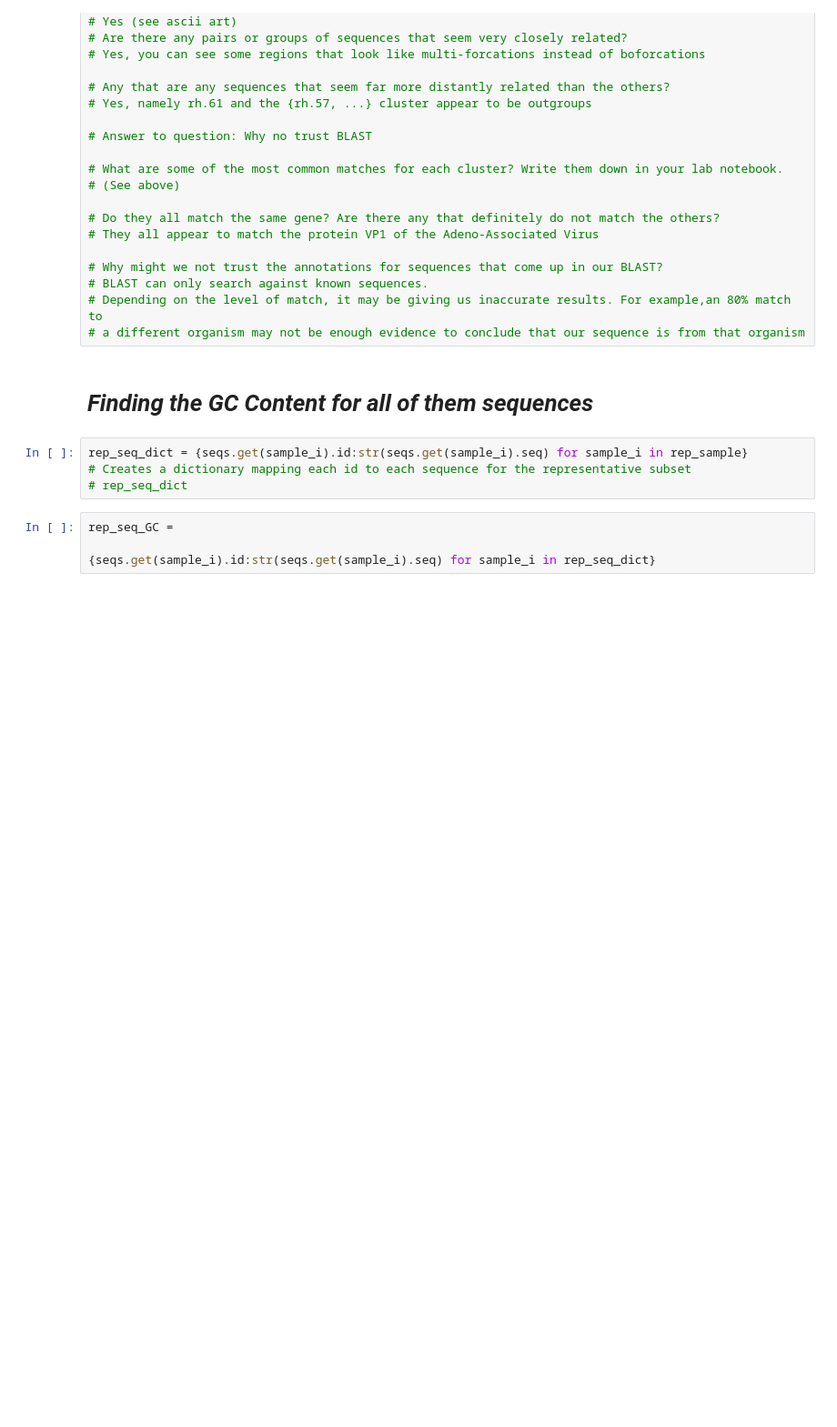
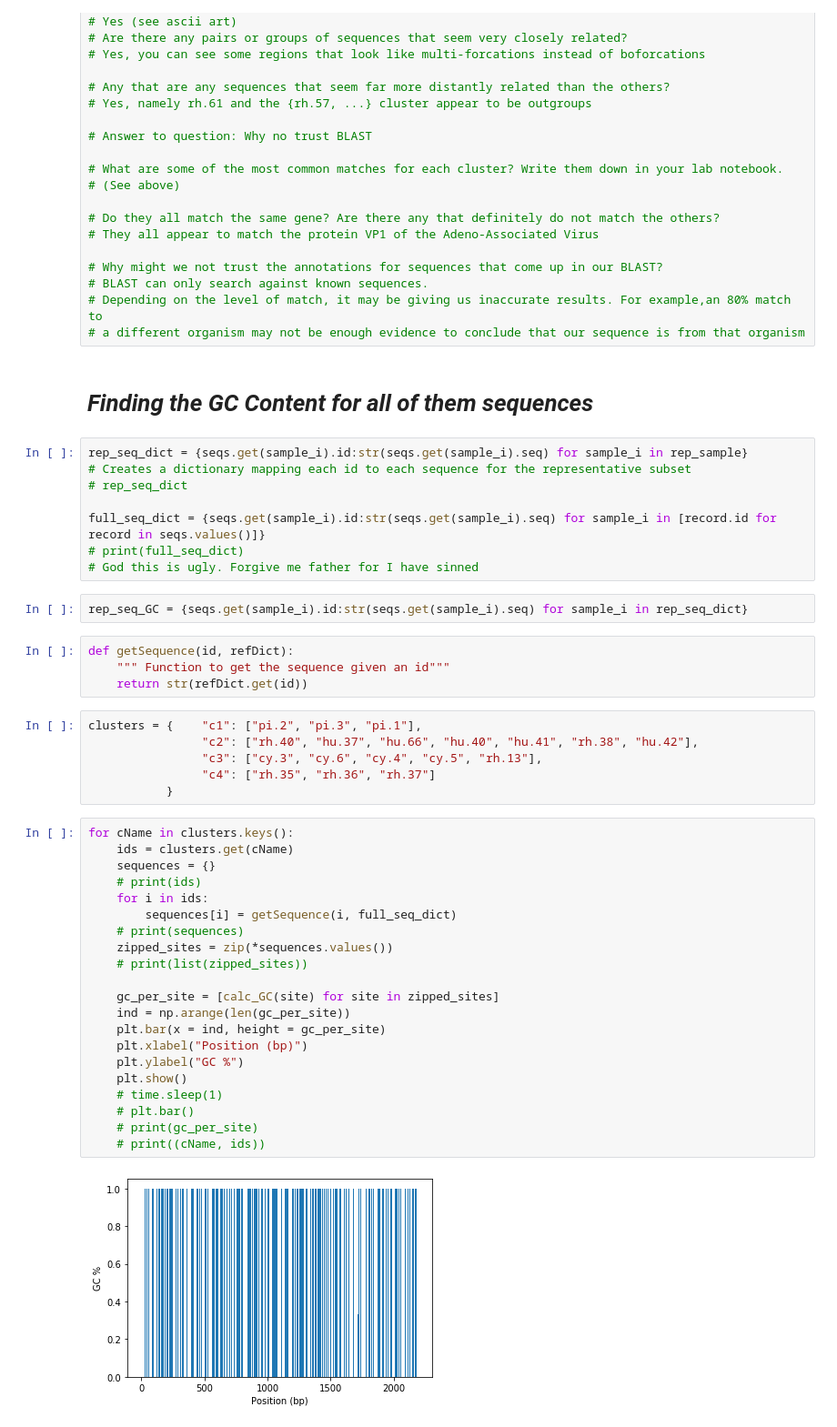
Before and after one commit to typewriter23/BioE-131, a Jupyter notebook: 2019_9_15_Lab2_Jerry_Yang.ipynb, the cells around one changed output. Shown at 91% size. Drawn from its saved outputs; the diff is of its cells as text; blank space fills up the shorter version.

```diff
--- a/2019_9_15_Lab2_Jerry_Yang.ipynb
+++ b/2019_9_15_Lab2_Jerry_Yang.ipynb
@@ -191,7 +187,42 @@ with open("2019_9_15_representativeSample.fasta", "w") as output_handle:
 rep_seq_dict = {seqs.get(sample_i).id:str(seqs.get(sample_i).seq) for sample_i in rep_sample}
 # Creates a dictionary mapping each id to each sequence for the representative subset
 # rep_seq_dict
+
+full_seq_dict = {seqs.get(sample_i).id:str(seqs.get(sample_i).seq) for sample_i in [record.id for record in seqs.values()]}
+# print(full_seq_dict)
+# God this is ugly. Forgive me father for I have sinned
 # %%
-rep_seq_GC =
-
-{seqs.get(sample_i).id:str(seqs.get(sample_i).seq) for sample_i in rep_seq_dict}
+rep_seq_GC = {seqs.get(sample_i).id:str(seqs.get(sample_i).seq) for sample_i in rep_seq_dict}
+# %%
+def getSequence(id, refDict):
+    """ Function to get the sequence given an id"""
+    return str(refDict.get(id))
+# %%
+clusters = {    "c1": ["pi.2", "pi.3", "pi.1"],
+                "c2": ["rh.40", "hu.37", "hu.66", "hu.40", "hu.41", "rh.38", "hu.42"],
+                "c3": ["cy.3", "cy.6", "cy.4", "cy.5", "rh.13"],
+                "c4": ["rh.35", "rh.36", "rh.37"]
+           }
+# %%
+for cName in clusters.keys():
+    ids = clusters.get(cName)
+    sequences = {}
+    # print(ids)
+    for i in ids:
+        sequences[i] = getSequence(i, full_seq_dict)
+    # print(sequences)
+    zipped_sites = zip(*sequences.values())
+    # print(list(zipped_sites))
+
+    gc_per_site = [calc_GC(site) for site in zipped_sites]
+    ind = np.arange(len(gc_per_site))
+    plt.bar(x = ind, height = gc_per_site)
+    plt.xlabel("Position (bp)")
+    plt.ylabel("GC %")
+    plt.show()
+    # time.sleep(1)
+    # plt.bar()
+    # print(gc_per_site)
+    # print((cName, ids))
+# %% [output]
+[figure, added]
```
Also changed, not shown: parts of 14 cells of this notebook.
